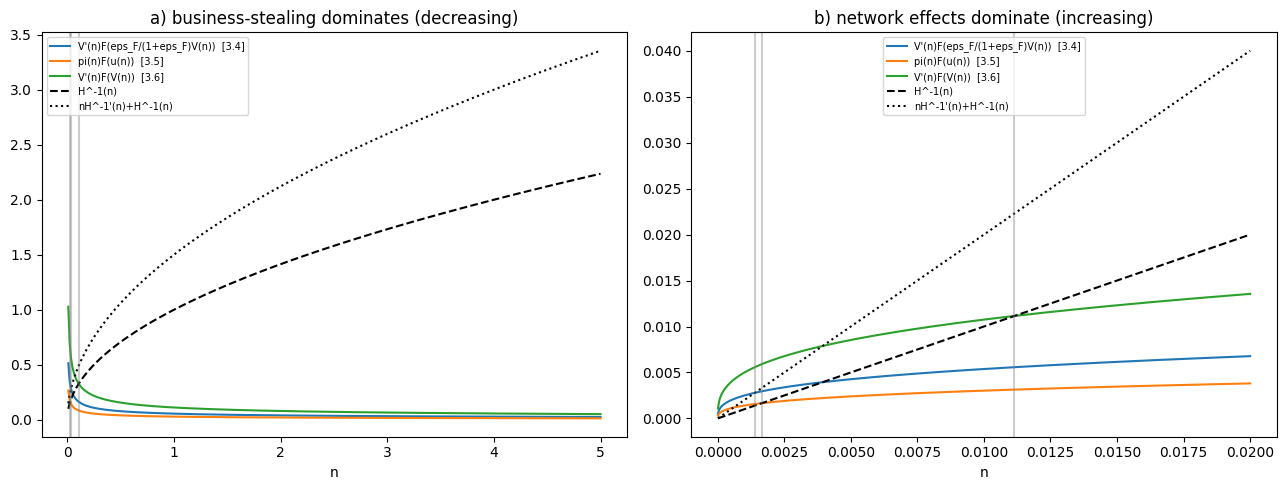
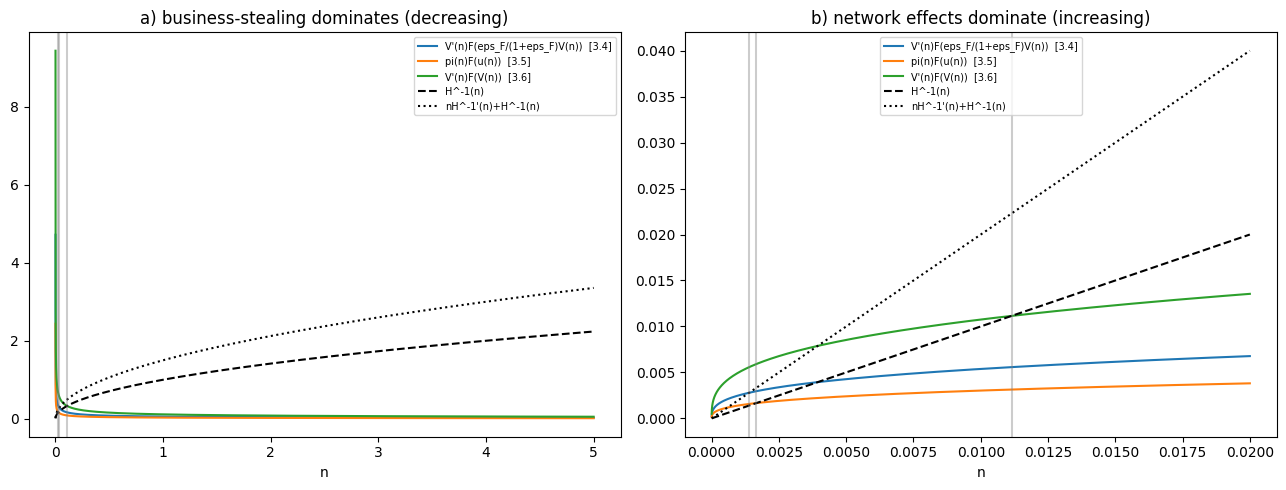
Code edit (unified diff) that turned the first committed figure into the second:
--- before
+++ after
@@ -2,5 +2,9 @@
     m = example1(alpha=alpha, sigma=sigma, c=1.0)
     res = solve_equilibria(m, epsilon_F=epsilon_F, epsilon_H=epsilon_H)
-    n_grid = np.linspace(n_min, n_max, 400)
+    # log-spaced grid: H^-1(n) and nH^-1'(n)+H^-1(n) rise steeply near n=0
+    # (infinite slope at the origin for epsilon_H>1), so a linear grid that
+    # starts away from 0 makes them look like they jump from a non-zero
+    # value instead of rising smoothly out of H^-1(0)=0
+    n_grid = np.logspace(np.log10(n_min), np.log10(n_max), 400)
     curves = figure_3_1_curves(m, n_grid, epsilon_F, epsilon_H)
     ax.plot(curves['n'], curves['proprietary_lhs'], label="V'(n)F(eps_F/(1+eps_F)V(n))  [3.4]")
@@ -17,7 +21,7 @@
 
 fig, axes = plt.subplots(1, 2, figsize=(13, 5))
-res_a = plot_fig31(axes[0], alpha=0.1, sigma=0.3, epsilon_F=1.0, epsilon_H=2.0, n_min=0.01, n_max=5,
+res_a = plot_fig31(axes[0], alpha=0.1, sigma=0.3, epsilon_F=1.0, epsilon_H=2.0, n_min=1e-4, n_max=5,
                     title='a) business-stealing dominates (decreasing)')
-res_b = plot_fig31(axes[1], alpha=0.4, sigma=0.5, epsilon_F=1.0, epsilon_H=1.0, n_min=1e-5, n_max=0.02,
+res_b = plot_fig31(axes[1], alpha=0.4, sigma=0.5, epsilon_F=1.0, epsilon_H=1.0, n_min=1e-6, n_max=0.02,
                     title='b) network effects dominate (increasing)')
 plt.tight_layout()

Commit: Use log-spaced n-grid in Figure 3.1 to model H^-1(n) curves correctly